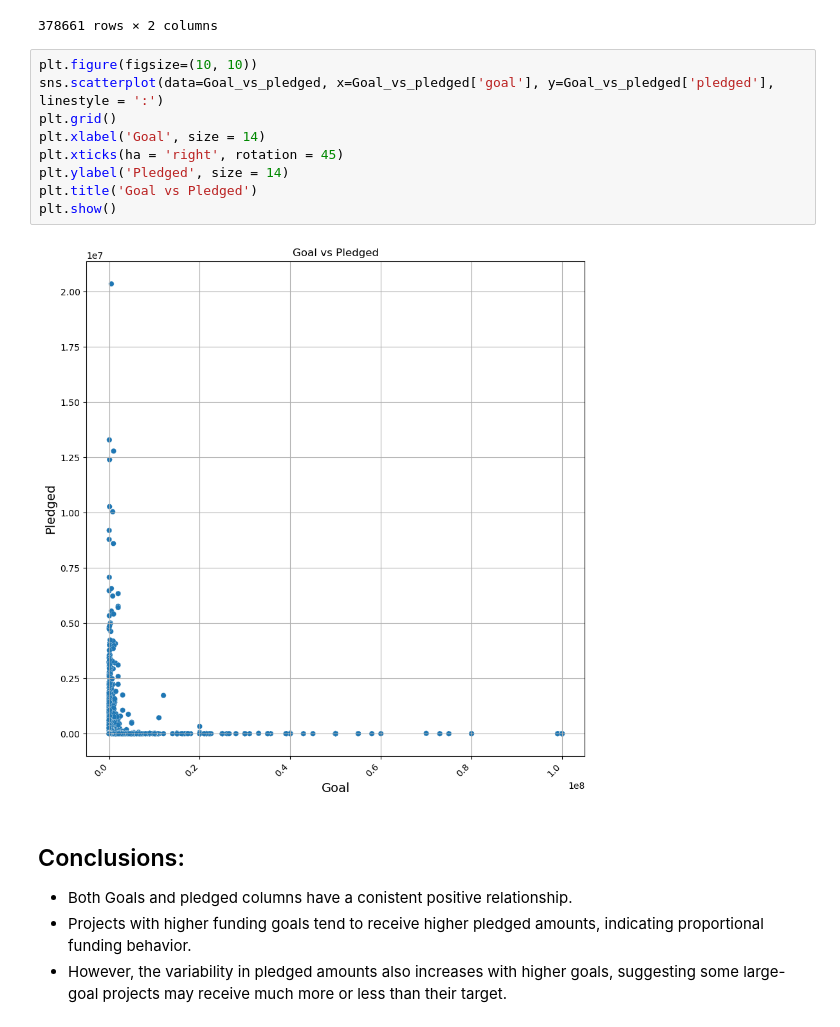
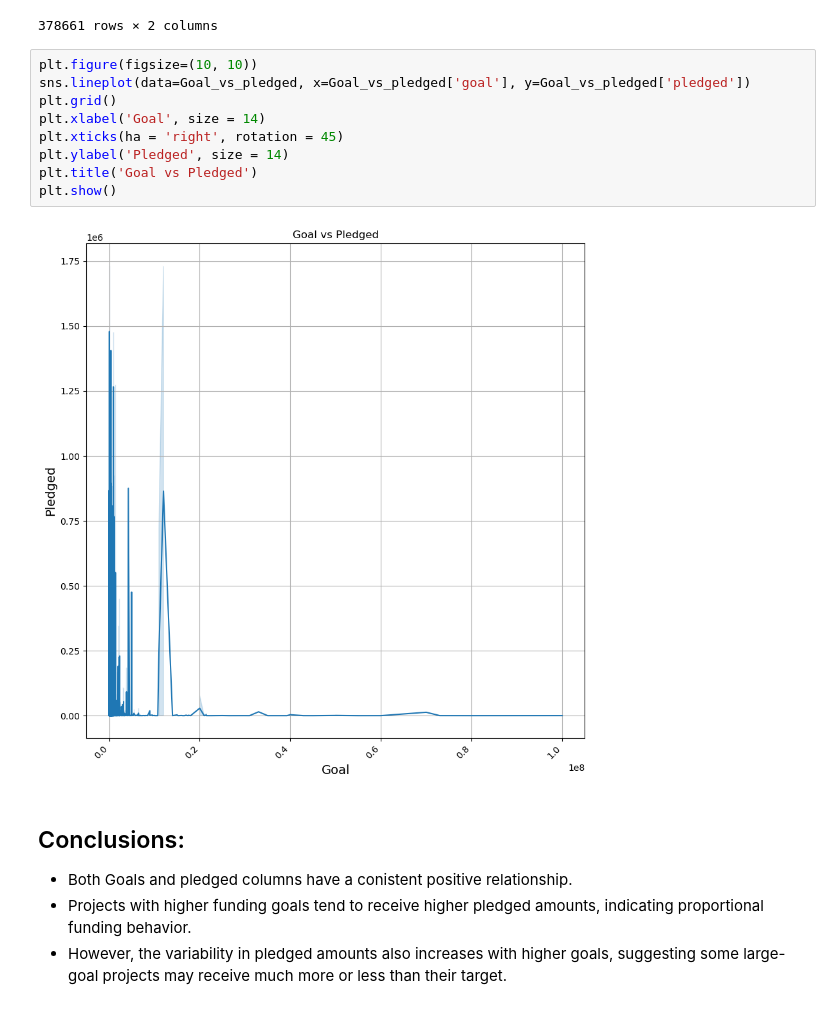
Before and after one commit to Fady-Foash97/Data-analysis-using-Pandas, a Jupyter notebook: Kickstarter.ipynb, the cells around one changed output. Cells and saved outputs as stored; diff of their text form.

```diff
--- a/Kickstarter.ipynb
+++ b/Kickstarter.ipynb
@@ -583,15 +583,15 @@ Goal_vs_pledged
 378661 rows × 2 columns
 # %%
 plt.figure(figsize=(10, 10))
-sns.scatterplot(data=Goal_vs_pledged, x=Goal_vs_pledged['goal'], y=Goal_vs_pledged['pledged'], linestyle = ':')
+sns.lineplot(data=Goal_vs_pledged, x=Goal_vs_pledged['goal'], y=Goal_vs_pledged['pledged'])
 plt.grid()
 plt.xlabel('Goal', size = 14)
 plt.xticks(ha = 'right', rotation = 45)
 plt.ylabel('Pledged', size = 14)
 plt.title('Goal vs Pledged')
 plt.show()
 # %% [output]
-[figure, old version]
+[figure, new version]
 # %% [markdown]
 ## Conclusions:
 - Both Goals and pledged columns have a conistent positive relationship.
```
Also changed, not shown: parts of 34 cells of this notebook.
